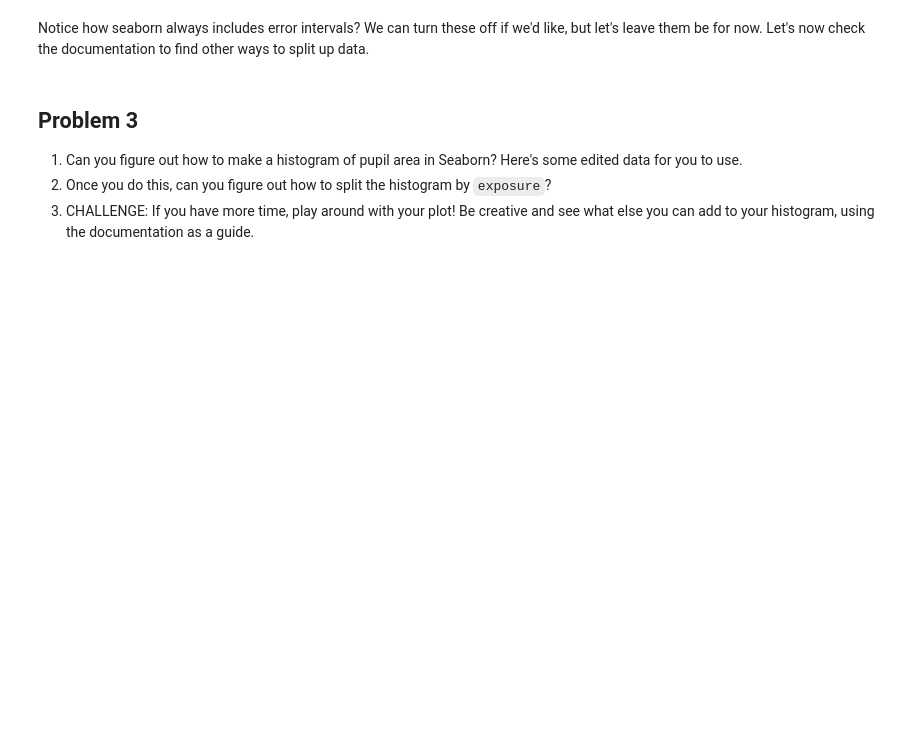
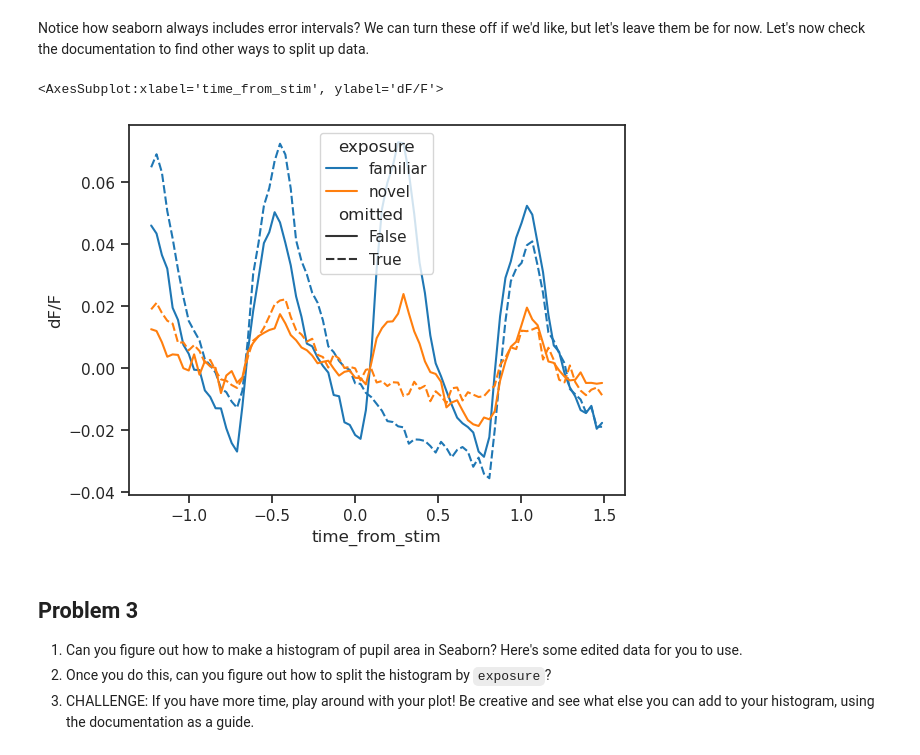
Before and after one commit to carolinehaoud/NeuroPythonCourse, a Jupyter notebook: Week07_DataVis/pfn_7_datavis.ipynb, the cells around one changed output. Cells and saved outputs as stored; diff of their text form; code cells hidden in the pictures; blank space fills up the shorter version.

```diff
--- a/Week07_DataVis/pfn_7_datavis.ipynb
+++ b/Week07_DataVis/pfn_7_datavis.ipynb
@@ -173,5 +195,10 @@ sns.lineplot(data = data, x = 'time_from_stim', y = 'dF/F', hue = 'exposure')
 # %% [markdown]
 Notice how seaborn always includes error intervals? We can turn these off if we'd like, but let's leave them be for now. Let's now check the documentation to find other ways to split up data.
+# %%
+sns.lineplot(data=data, x='time_from_stim', y='dF/F', hue='exposure', ci = None, style='omitted')
+# %% [output]
+<AxesSubplot:xlabel='time_from_stim', ylabel='dF/F'>
+[figure, added]
 # %% [markdown]
 ## Problem 3
 1) Can you figure out how to make a histogram of pupil area in Seaborn? Here's some edited data for you to use. <br>
```
Also changed, not shown: parts of 21 cells of this notebook, 2 other files.
